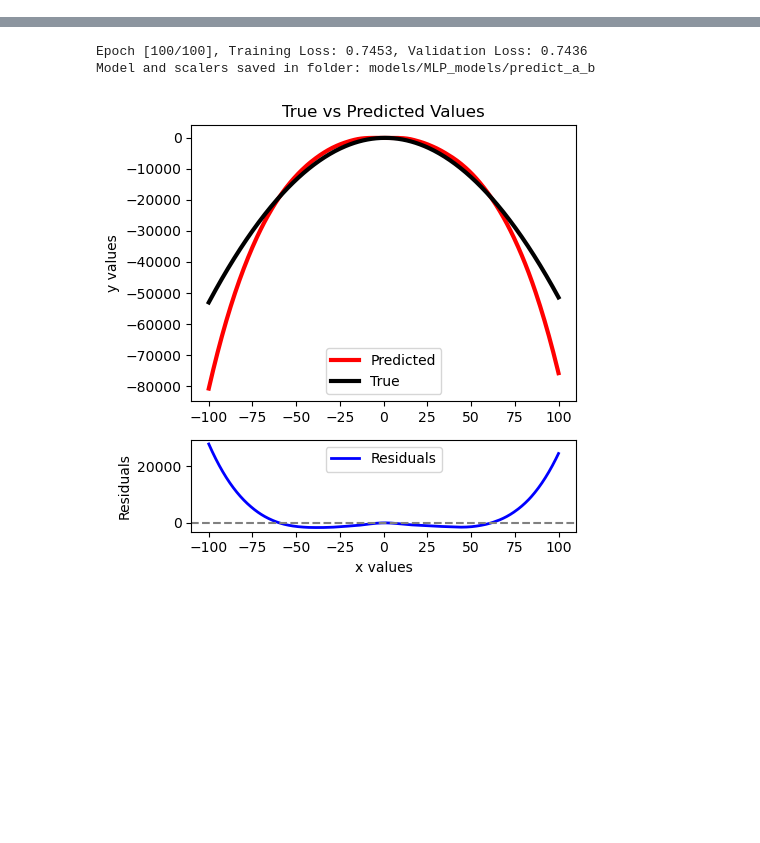
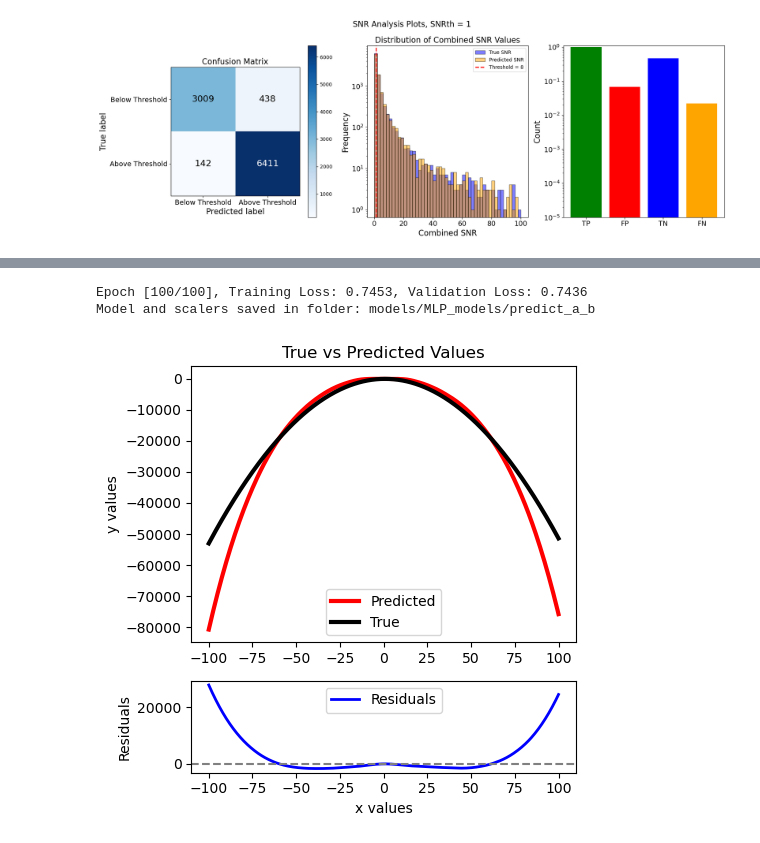
Before and after one commit to FedericoStachurski/CosmoFlow, a Jupyter notebook: COSMOFlow/make_scripts/test_MLP.ipynb, the cells around one changed output, grey strips where cells are left out. Saved outputs shown, nothing was run; the diff lists cells and outputs as text; code cells hidden in the pictures; blank space fills up the shorter version.

```diff
--- a/COSMOFlow/make_scripts/test_MLP.ipynb
+++ b/COSMOFlow/make_scripts/test_MLP.ipynb
@@ -121,0 +120,77 @@ plt.show()
+# %%
+import numpy as np
+import matplotlib.pyplot as plt
+from sklearn.metrics import confusion_matrix, classification_report
+import MLP.MLP_module as mlp
+import pandas as pd
+
+# Quadratically combine SNRs for predicted and true values
+snr_combined_pred = np.sqrt(snr_H1**2 + snr_L1**2 + snr_V1**2)
+snr_combined_true = np.sqrt(true_H1**2 + true_L1**2 + true_V1**2)
+
+# Threshold for classification
+threshold = 1
+
+# Create labels for above/below threshold for true and predicted
+pred_labels_combined = (snr_combined_pred >= threshold).astype(int)
+true_labels_combined = (snr_combined_true >= threshold).astype(int)
+
+# Calculate confusion matrix and classification metrics
+cm = confusion_matrix(true_labels_combined, pred_labels_combined)
+report = classification_report(true_labels_combined, pred_labels_combined, target_names=['Below Threshold', 'Above Threshold'])
+print("Confusion Matrix:\n", cm)
+print("Classification Report:\n", report)
+
+# Plotting
+fig, ax = plt.subplots(1, 3, figsize=(18, 6))
+
+# Confusion Matrix Heatmap
+im = ax[0].imshow(cm, cmap='Blues', interpolation='nearest')
+ax[0].figure.colorbar(im, ax=ax[0])
+ax[0].set(xticks=np.arange(cm.shape[1]),
+          yticks=np.arange(cm.shape[0]),
+          xticklabels=['Below Threshold', 'Above Threshold'],
+          yticklabels=['Below Threshold', 'Above Threshold'],
+          ylabel='True label',
+          xlabel='Predicted label')
+ax[0].set_title('Confusion Matrix', fontsize=16)
+ax[0].tick_params(axis='both', which='major', labelsize=14)
+ax[0].set_xlabel('Predicted label', fontsize=16)
+ax[0].set_ylabel('True label', fontsize=16)
+for i in range(cm.shape[0]):
+    for j in range(cm.shape[1]):
+        ax[0].text(j, i, format(cm[i, j], 'd'), ha="center", va="center",
+                   color="white" if cm[i, j] > cm.max() / 2. else "black", fontsize = 18)
+
+# Histogram Plot for True and Predicted SNR Distributions
+ax[1].hist(snr_combined_true, bins=50, alpha=0.5, label='True SNR', color='blue', edgecolor='black', range = (threshold - 1, 100))
+ax[1].hist(snr_combined_pred, bins=50, alpha=0.5, label='Predicted SNR', color='orange', edgecolor='black', range = (threshold - 1, 100))
+ax[1].set_yscale('log')
+ax[1].axvline(threshold, color='red', linestyle='--', linewidth=2, label='Threshold = 8')
+ax[1].set_title('Distribution of Combined SNR Values', fontsize=16)
+ax[1].set_xlabel('Combined SNR', fontsize=16)
+ax[1].set_ylabel('Frequency', fontsize=16)
+ax[1].tick_params(axis='both', which='major', labelsize=14)
+ax[1].legend()
+
+# Extract true positives, false positives, true negatives, and false negatives
+true_positives = cm[1, 1]
+false_positives = cm[0, 1]
+true_negatives = cm[0, 0]
+false_negatives = cm[1, 0]
+
+# True Positives, False Positives, True Negatives, and False Negatives Plot
+ax[2].bar(['TP', 'FP', 'TN', 'FN'],
+          [true_positives, false_positives, true_negatives, false_negatives]/max(true_positives, false_positives, true_negatives, false_negatives),
+          color=['green', 'red', 'blue', 'orange'])
+ax[2].set_ylim([0.00001, 1.1*max(true_positives, false_positives, true_negatives, false_negatives)/max(true_positives, false_positives, true_negatives, false_negatives)])
+# ax[2].set_title('TP, FP, TN, FN', fontsize=16)
+ax[2].set_ylabel('Count', fontsize=16)
+ax[2].set_yscale('log')
+ax[2].tick_params(axis='both', which='major', labelsize=14)
+
+plt.tight_layout()
+plt.suptitle('SNR Analysis Plots, SNRth = {}'.format(threshold), fontsize=16, y=1.05)
+plt.savefig('models/MLP_models/O4_SNR_approx_HLV/confusion.png', dpi = 300)
+plt.show()
+# %% [output]
@@ -121,0 +209 @@ plt.show()
+[figure, added]
```
Also changed, not shown: parts of 10 cells of this notebook, 2 other files.
